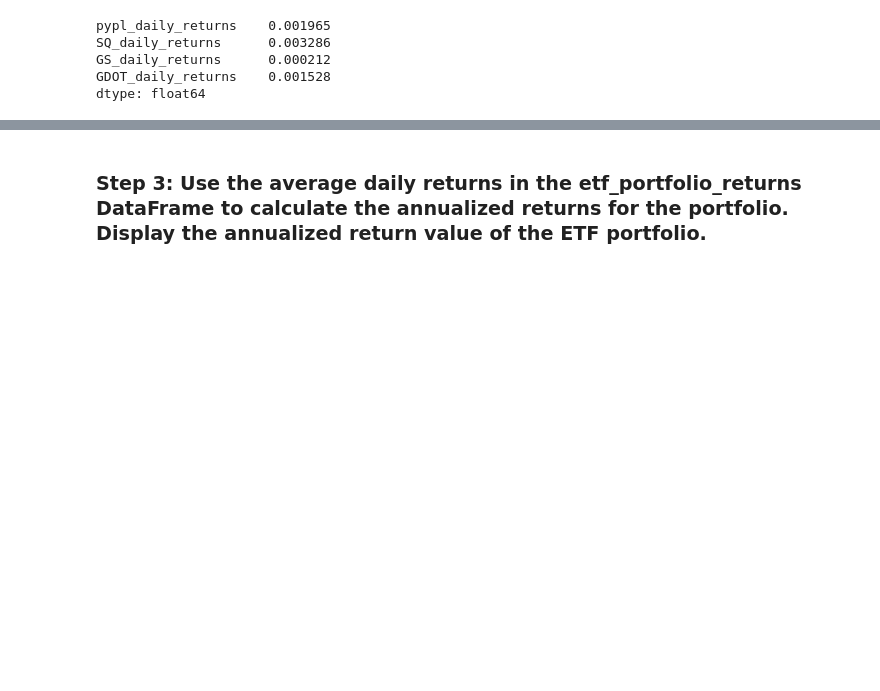
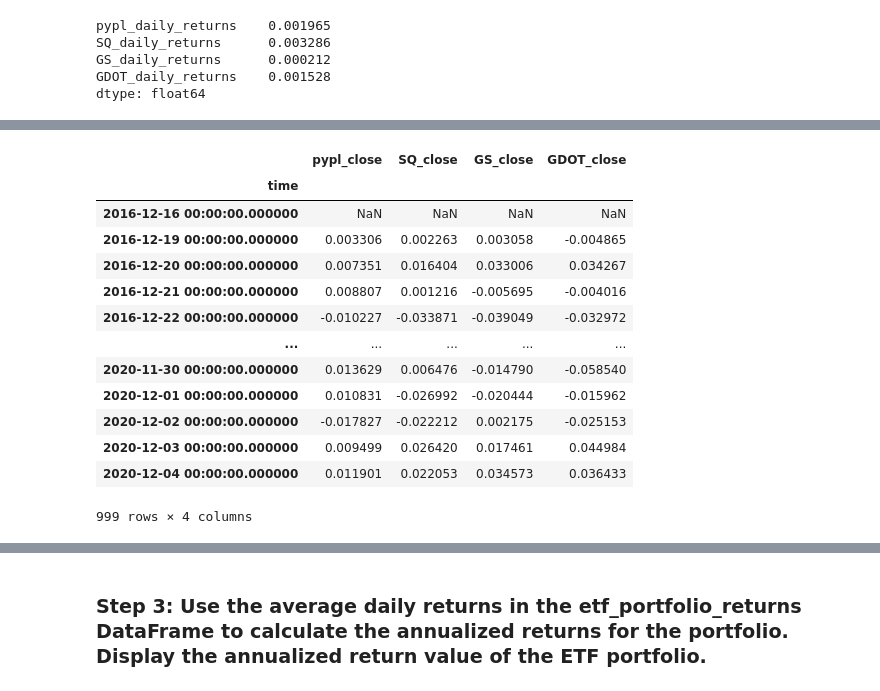
Before and after one commit to kelly0326/sqlite-etf-analyzer, a Jupyter notebook: etf_analyzer.ipynb, the cells around one changed output, grey strips where cells are left out. Cells and saved outputs as stored; diff of their text form; code cells hidden in the pictures; blank space fills up the shorter version.

```diff
--- a/etf_analyzer.ipynb
+++ b/etf_analyzer.ipynb
@@ -402,0 +424,17 @@ dtype: float64
+# %%
+etf_portfolio_returns.cumsum(axis = "columns")
+# %% [output]
+|  | pypl_close | SQ_close | GS_close | GDOT_close |
+| time |  |  |  |  |
+| 2016-12-16 00:00:00.000000 | NaN | NaN | NaN | NaN |
+| 2016-12-19 00:00:00.000000 | 0.003306 | 0.002263 | 0.003058 | -0.004865 |
+| 2016-12-20 00:00:00.000000 | 0.007351 | 0.016404 | 0.033006 | 0.034267 |
+| 2016-12-21 00:00:00.000000 | 0.008807 | 0.001216 | -0.005695 | -0.004016 |
+| 2016-12-22 00:00:00.000000 | -0.010227 | -0.033871 | -0.039049 | -0.032972 |
+| ... | ... | ... | ... | ... |
+| 2020-11-30 00:00:00.000000 | 0.013629 | 0.006476 | -0.014790 | -0.058540 |
+| 2020-12-01 00:00:00.000000 | 0.010831 | -0.026992 | -0.020444 | -0.015962 |
+| 2020-12-02 00:00:00.000000 | -0.017827 | -0.022212 | 0.002175 | -0.025153 |
+| 2020-12-03 00:00:00.000000 | 0.009499 | 0.026420 | 0.017461 | 0.044984 |
+| 2020-12-04 00:00:00.000000 | 0.011901 | 0.022053 | 0.034573 | 0.036433 |
+999 rows × 4 columns
```
Also changed, not shown: parts of 14 cells of this notebook.
